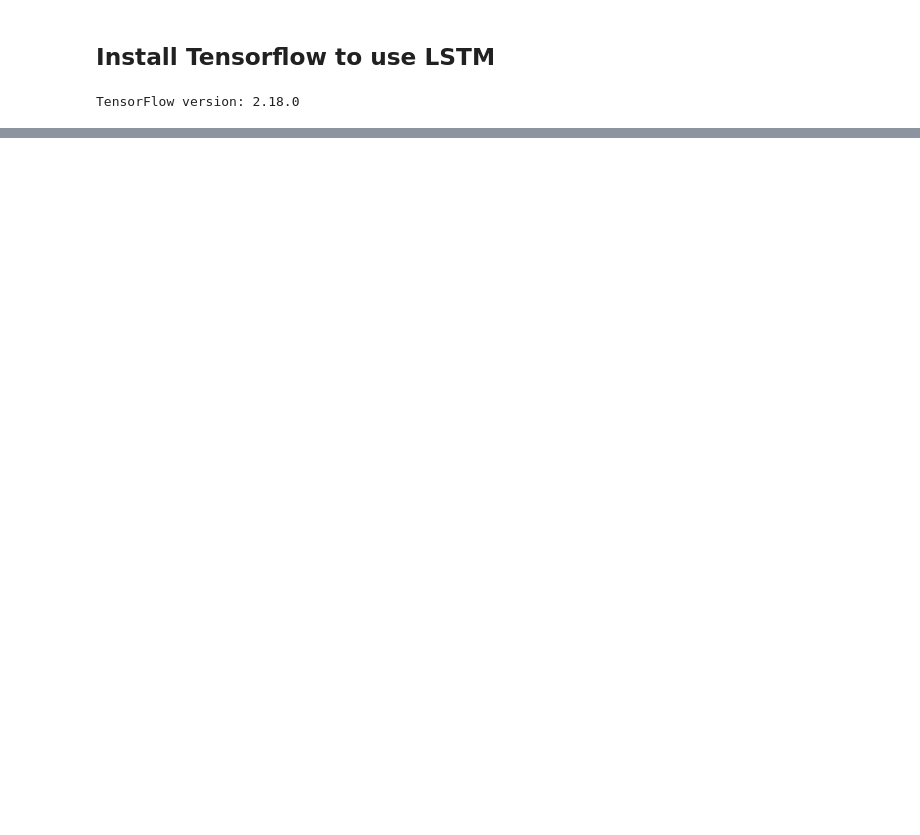
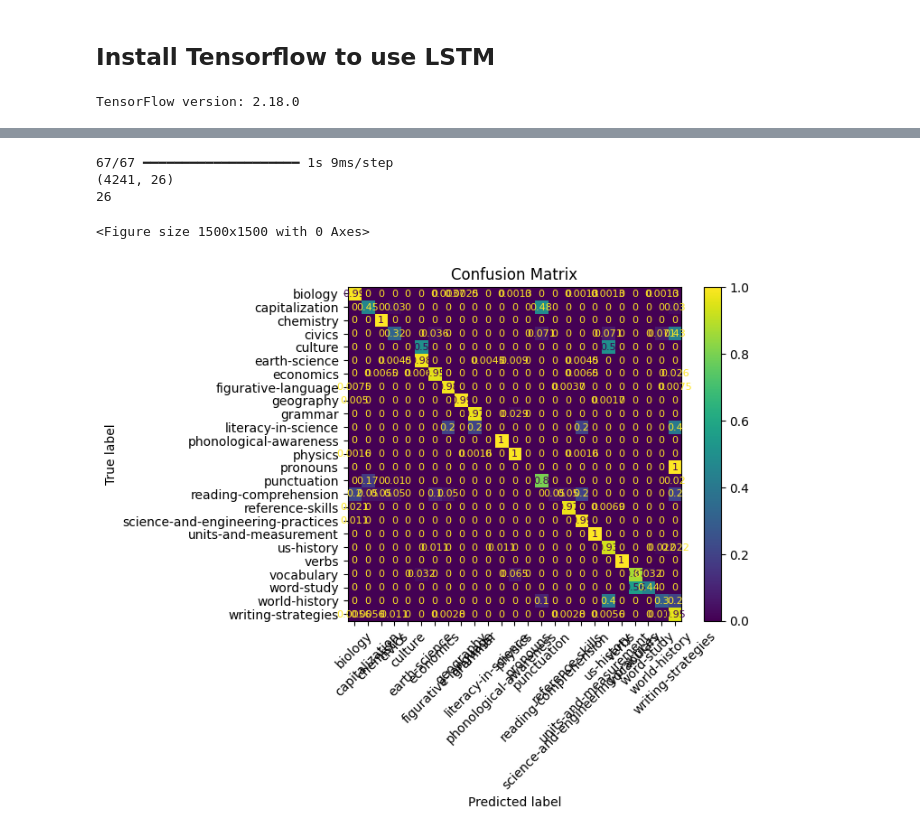
Before and after one commit to giulio8/NLP-project, a Jupyter notebook: Classification-LSTM.ipynb, the cells around one changed output, grey strips where cells are left out. Cells and saved outputs as stored; diff of their text form; code cells hidden in the pictures; blank space fills up the shorter version.

```diff
--- a/Classification-LSTM.ipynb
+++ b/Classification-LSTM.ipynb
@@ -464,0 +501,9 @@ DatasetDict({
+# %%
+# creo dataset tensorflow
+train_tf = tf.data.Dataset.from_tensor_slices((train_x, y_train))
+valid_tf = tf.data.Dataset.from_tensor_slices((valid_x, y_val))
+test_tf = tf.data.Dataset.from_tensor_slices((test_x, y_test))
+# %%
+train_dataset = train_tf.shuffle(buffer_size=10000).batch(batch_size=64).prefetch(tf.data.AUTOTUNE)
+valid_dataset = valid_tf.batch(batch_size=64).prefetch(tf.data.AUTOTUNE)
+test_dataset = test_tf.batch(batch_size=64).prefetch(tf.data.AUTOTUNE)
@@ -464,0 +578,9 @@ DatasetDict({
+# %%
+from tensorflow.keras.callbacks import EarlyStopping
+
+model.fit(
+    train_dataset,
+    epochs=100,
+    validation_data=valid_dataset,
+    validation_steps=20,
+    callbacks=[EarlyStopping(monitor='val_f1_score', mode='max', patience=10, restore_best_weights=True)])
@@ -464,0 +626,38 @@ DatasetDict({
+# %%
+from sklearn.metrics import confusion_matrix, ConfusionMatrixDisplay
+
+y_pred = model.predict(test_dataset)
+print(y_pred.shape)
+print(len(labels))
+y_pred = tf.argmax(y_pred, axis=1)
+y_test_max = tf.argmax(y_test, axis=1)
+
+
+# G# Get the unique labels from the predictions and the actual labels
+unique_labels = np.unique(np.concatenate([y_pred.numpy(), y_test_max.numpy()]))
+
+# Filter the original labels to include only the unique labels
+display_labels = [labels[i] for i in unique_labels]
+
+# Create the ConfusionMatrixDisplay
+cmd = ConfusionMatrixDisplay(
+    confusion_matrix(y_test_max, y_pred, normalize="true"),
+    display_labels=display_labels,
+)
+
+# Increase figure size, rotate x-axis labels, and reduce font size
+plt.figure(figsize=(15, 15))  # Adjust figure size as needed
+cmd.plot(
+    include_values=True,
+    cmap="viridis",  # Choose a suitable colormap
+    xticks_rotation=45,
+    text_kw={"fontsize": 8},  # Adjust font size as needed
+)
+plt.title("Confusion Matrix")
+plt.show()
+# %% [output]
+67/67 ━━━━━━━━━━━━━━━━━━━━ 1s 9ms/step
+(4241, 26)
+26
+<Figure size 1500x1500 with 0 Axes>
+[figure, added]
```
Also changed, not shown: parts of 36 cells of this notebook.
